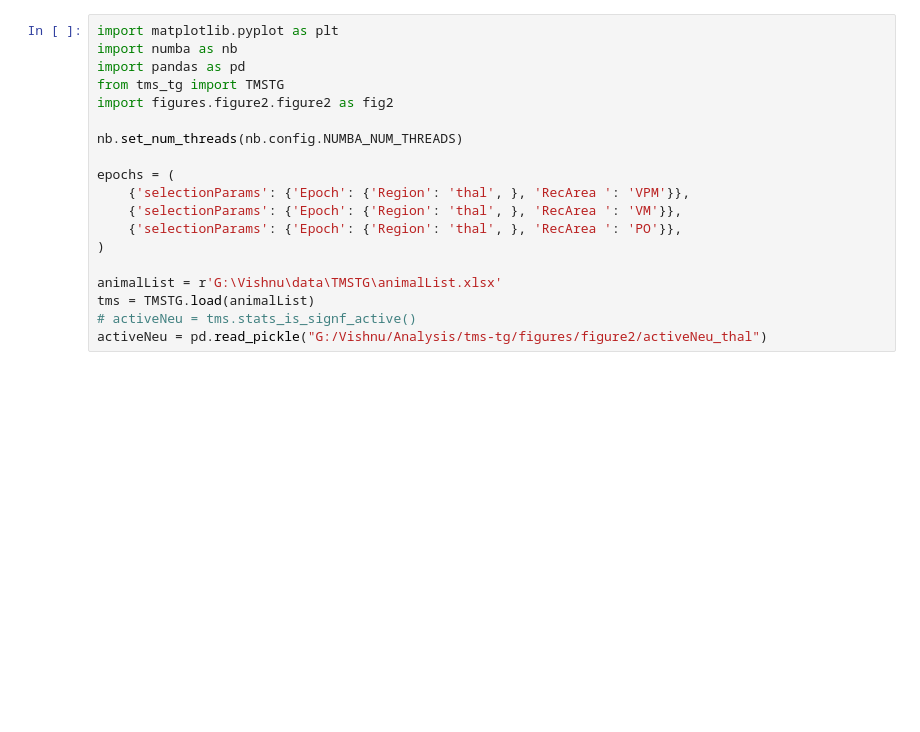
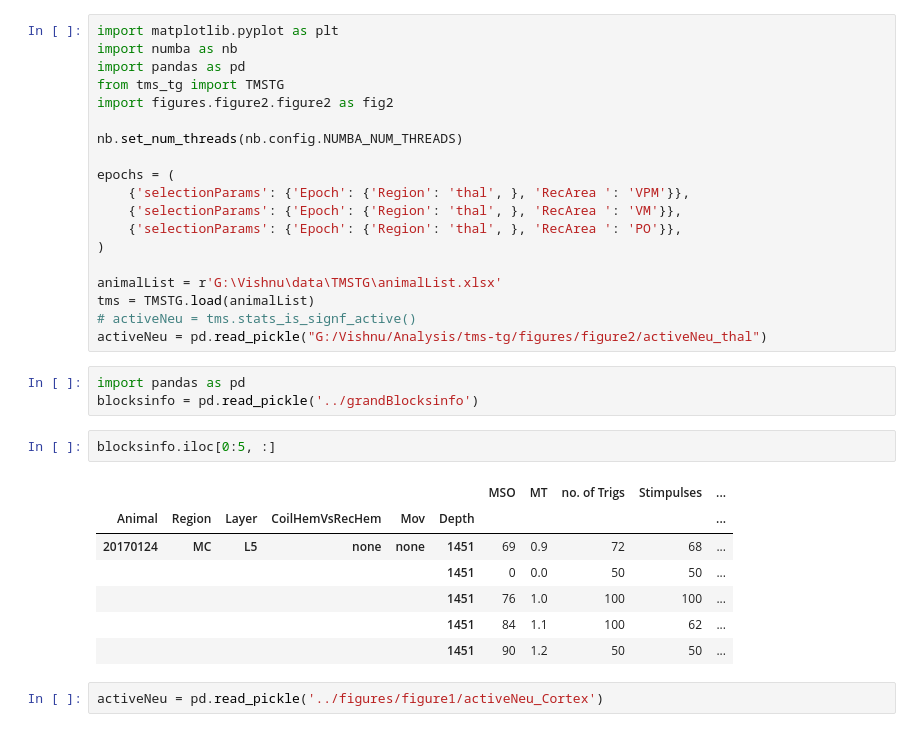
Before and after one commit to vishnudevramachandra/TMS-TG, a Jupyter notebook: notebooks/all_figures.ipynb, the cells around one changed output. Saved outputs shown, nothing was run; the diff lists cells and outputs as text; blank space fills up the shorter version.

```diff
--- a/notebooks/all_figures.ipynb
+++ b/notebooks/all_figures.ipynb
@@ -101,3 +101,18 @@ animalList = r'G:\Vishnu\data\TMSTG\animalList.xlsx'
 tms = TMSTG.load(animalList)
 # activeNeu = tms.stats_is_signf_active()
 activeNeu = pd.read_pickle("G:/Vishnu/Analysis/tms-tg/figures/figure2/activeNeu_thal")
+# %%
+import pandas as pd
+blocksinfo = pd.read_pickle('../grandBlocksinfo')
+# %%
+blocksinfo.iloc[0:5, :]
+# %% [output]
+|  |  |  |  |  |  | MSO | MT | no. of Trigs | Stimpulses | ... |
+| Animal | Region | Layer | CoilHemVsRecHem | Mov | Depth |  |  |  |  | ... |
+| 20170124 | MC | L5 | none | none | 1451 | 69 | 0.9 | 72 | 68 | ... |
+|  |  |  |  |  | 1451 | 0 | 0.0 | 50 | 50 | ... |
+|  |  |  |  |  | 1451 | 76 | 1.0 | 100 | 100 | ... |
+|  |  |  |  |  | 1451 | 84 | 1.1 | 100 | 62 | ... |
+|  |  |  |  |  | 1451 | 90 | 1.2 | 50 | 50 | ... |
+# %%
+activeNeu = pd.read_pickle('../figures/figure1/activeNeu_Cortex')
```
Also changed, not shown: parts of 1 cell of this notebook, 10 other files.
